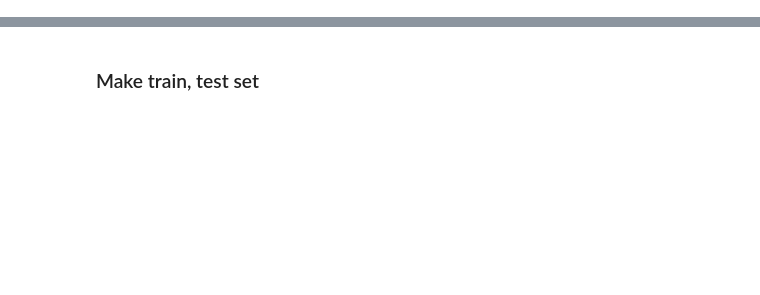
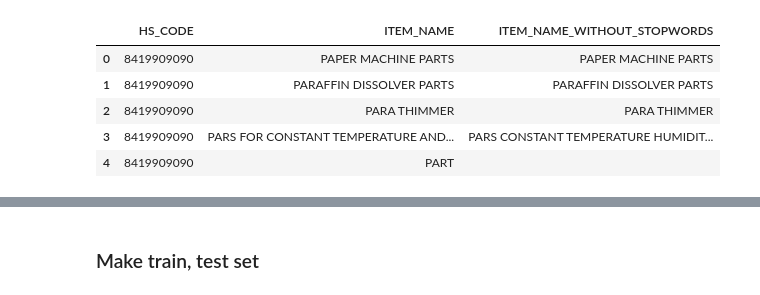
Before and after one commit to yiyc-kr/pandas-modules, a Jupyter notebook: data_evaluation.ipynb, the cells around one changed output, grey strips where cells are left out. Cells and saved outputs as stored; diff of their text form; code cells hidden in the pictures; blank space fills up the shorter version.

```diff
--- a/data_evaluation.ipynb
+++ b/data_evaluation.ipynb
@@ -26,0 +23,10 @@ hscode_df.head()
+# %%
+def delete_blank_rows(df, column):
+    origin_length = len(df)
+    print("Number of Rows in Dataframe (Before): ", origin_length)
+    df.dropna(subset=[column], inplace=True)
+    df[column] = df[column].str.strip()
+    df = df[df[column].map(lambda x: x!='')]
+    print("Number of Deleted Rows in Dataframe: ", origin_length - len(df))
+    print("Number of Rows in Dataframe (After): ", len(df))
+    return df
@@ -26,0 +66,3 @@ hscode_df.head()
+# %%
+hscode_df = delete_blank_rows(hscode_df, 'ITEM_NAME')
+hscode_df.head()
@@ -27 +81,13 @@ hscode_df.head()
+# %%
+# Delete stopwords in ITEM_NAME
+stop_words = [word.upper() for word in text.ENGLISH_STOP_WORDS]
+hscode_df['ITEM_NAME_WITHOUT_STOPWORDS'] = hscode_df.ITEM_NAME.map(lambda x: ' '.join(word for word in str(x).upper().split() if word not in (stop_words)))
+hscode_df.head()
+# %% [output]
+|  | HS_CODE | ITEM_NAME | ITEM_NAME_WITHOUT_STOPWORDS |
+| 0 | 8419909090 | PAPER MACHINE PARTS | PAPER MACHINE PARTS |
+| 1 | 8419909090 | PARAFFIN DISSOLVER PARTS | PARAFFIN DISSOLVER PARTS |
+| 2 | 8419909090 | PARA THIMMER | PARA THIMMER |
+| 3 | 8419909090 | PARS FOR CONSTANT TEMPERATURE AND... | PARS CONSTANT TEMPERATURE HUMIDIT... |
+| 4 | 8419909090 | PART |  |
 # %%
```
Also changed, not shown: parts of 63 cells of this notebook.
